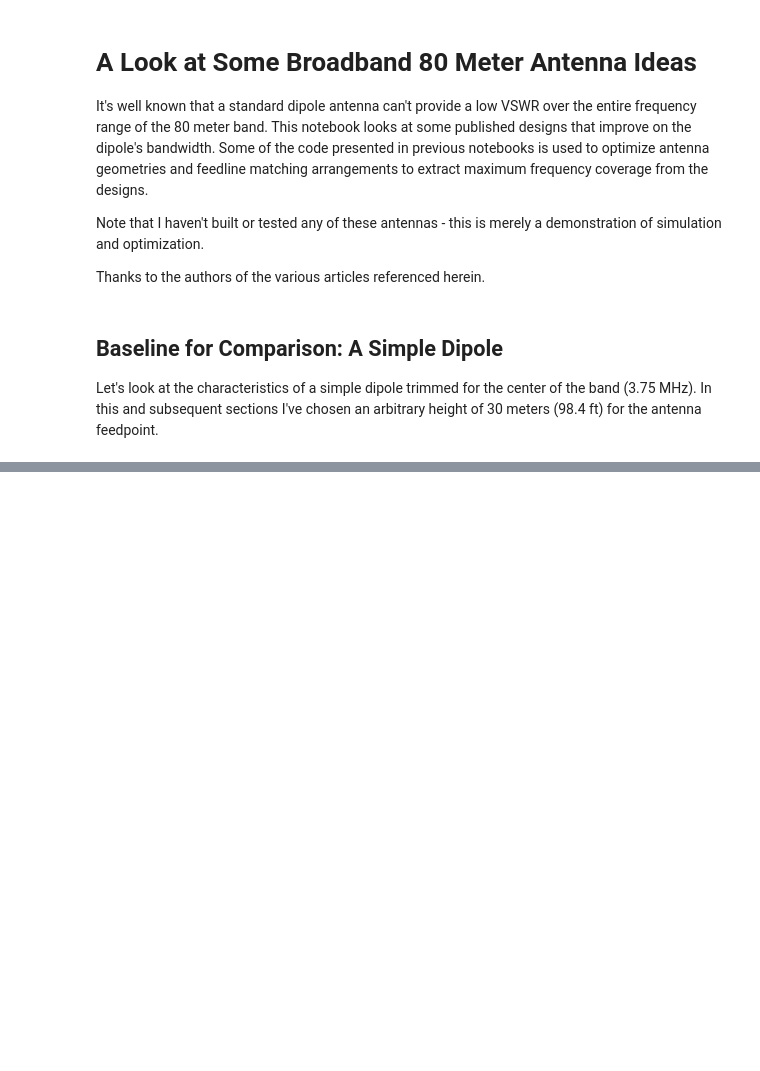
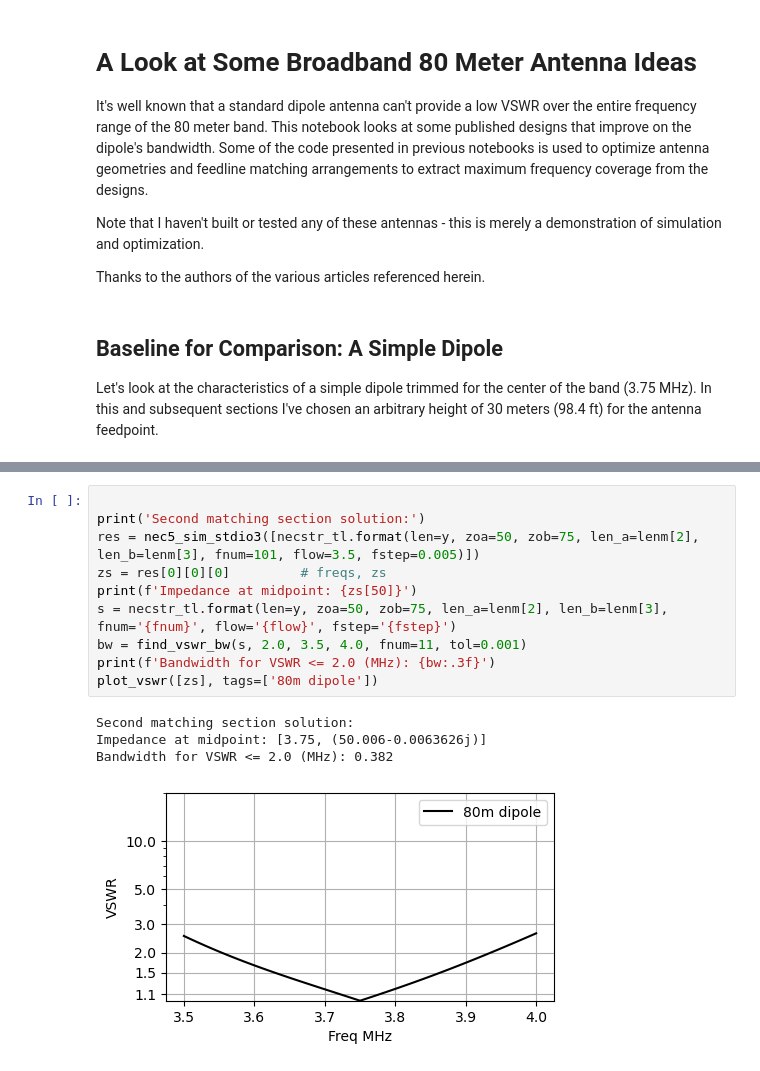
Before and after one commit to flatos/nec5toolkit, a Jupyter notebook: Wire Antennas/050_Broadband_80m_Antennas.ipynb, the cells around one changed output, grey strips where cells are left out. Cells and saved outputs as stored; diff of their text form; blank space fills up the shorter version.

```diff
--- a/Wire Antennas/050_Broadband_80m_Antennas.ipynb
+++ b/Wire Antennas/050_Broadband_80m_Antennas.ipynb
@@ -92,0 +134,15 @@ zs[50]
+# %%
+
+print('Second matching section solution:')
+res = nec5_sim_stdio3([necstr_tl.format(len=y, zoa=50, zob=75, len_a=lenm[2], len_b=lenm[3], fnum=101, flow=3.5, fstep=0.005)])
+zs = res[0][0][0]         # freqs, zs
+print(f'Impedance at midpoint: {zs[50]}')
+s = necstr_tl.format(len=y, zoa=50, zob=75, len_a=lenm[2], len_b=lenm[3], fnum='{fnum}', flow='{flow}', fstep='{fstep}')
+bw = find_vswr_bw(s, 2.0, 3.5, 4.0, fnum=11, tol=0.001)
+print(f'Bandwidth for VSWR <= 2.0 (MHz): {bw:.3f}')
+plot_vswr([zs], tags=['80m dipole'])
+# %% [output]
+Second matching section solution:
+Impedance at midpoint: [3.75, (50.006-0.0063626j)]
+Bandwidth for VSWR <= 2.0 (MHz): 0.382
+[figure, added]
```
Also changed, not shown: parts of 13 cells of this notebook, 9 other files.
